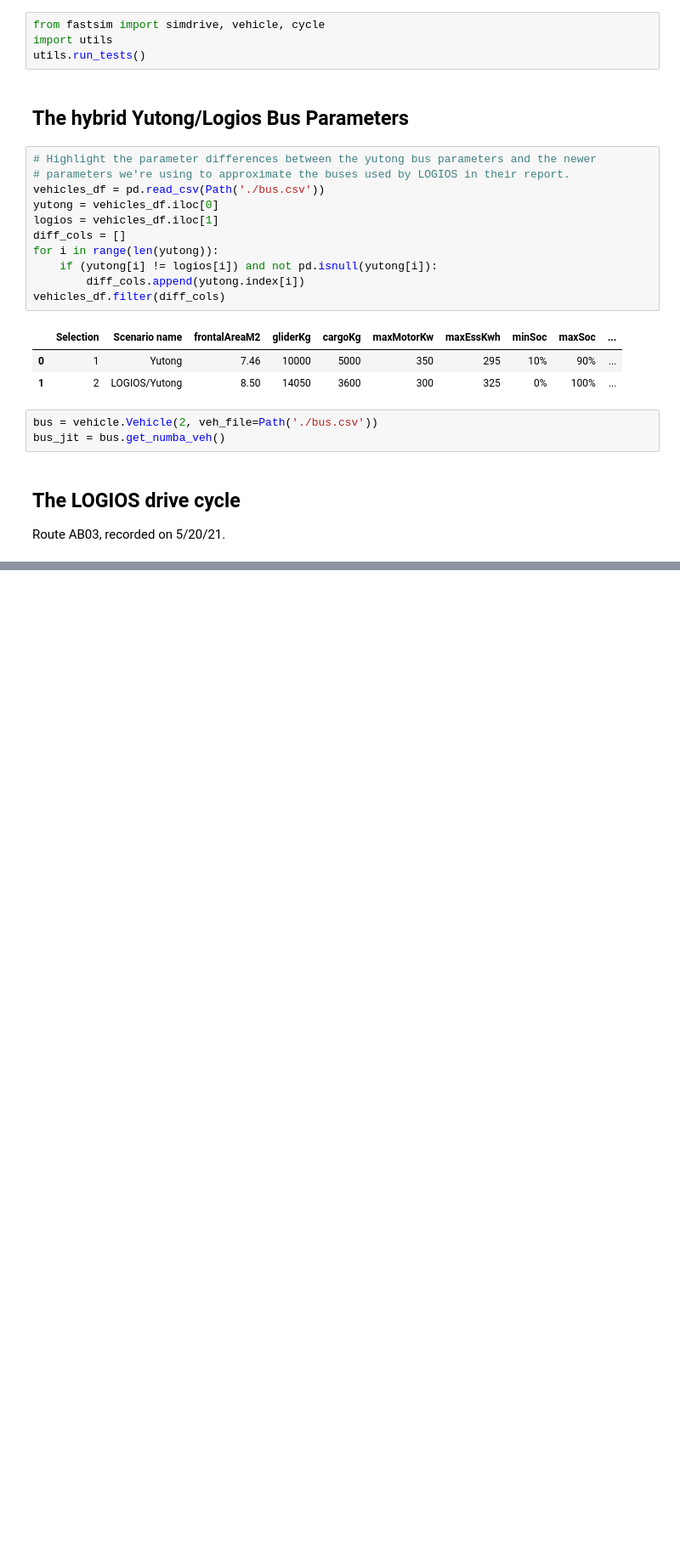
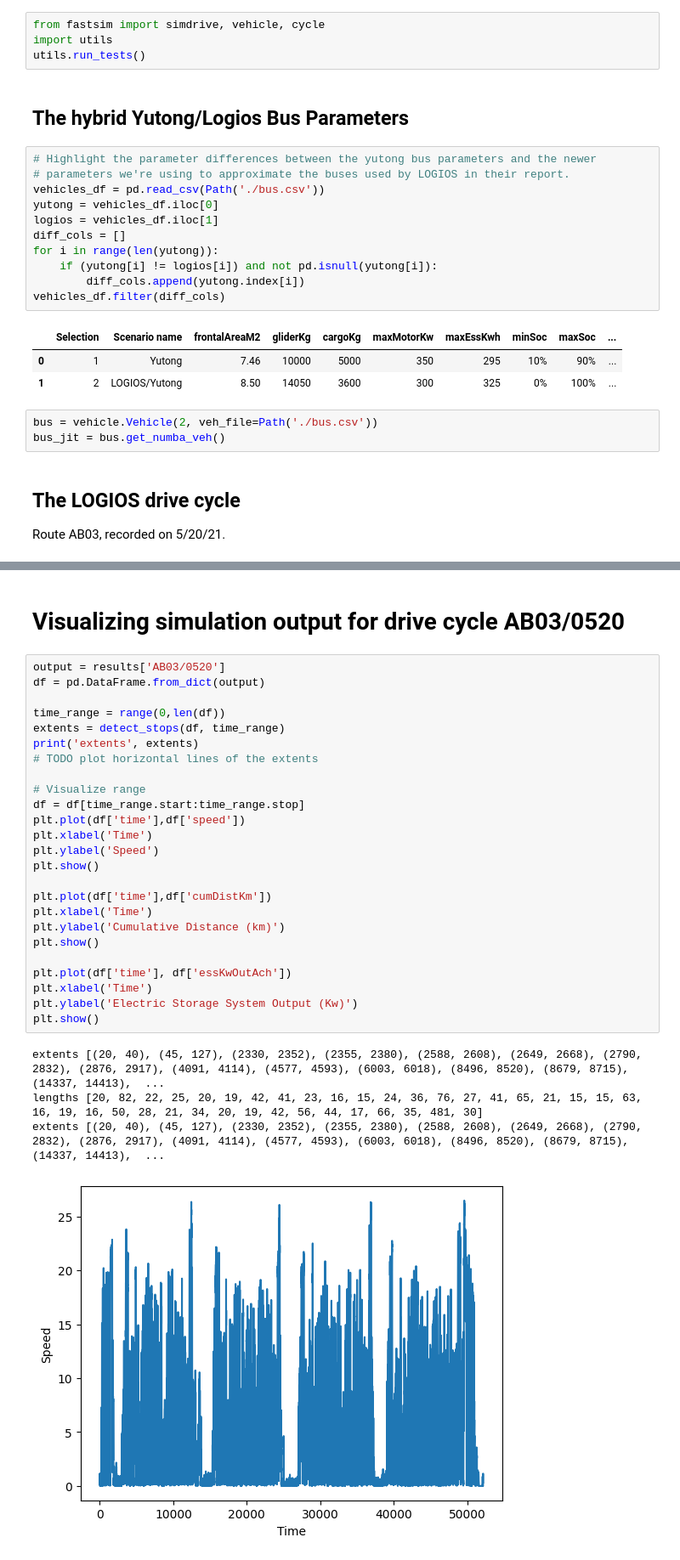
Before and after one commit to RESET-Lab/TransitBusSimulation, a Jupyter notebook: FASTSim Simulation/Bus Parameter Validation.ipynb, the cells around one changed output, grey strips where cells are left out. Shown at 85% size. Cells and saved outputs as stored; diff of their text form; blank space fills up the shorter version.

```diff
--- a/FASTSim Simulation/Bus Parameter Validation.ipynb
+++ b/FASTSim Simulation/Bus Parameter Validation.ipynb
@@ -95,0 +149,32 @@ On average, of the 5 simulated drive cycles, FASTSim's simulated range is 64.89%
+# %% [markdown]
+# Visualizing simulation output for drive cycle AB03/0520
+# %%
+output = results['AB03/0520']
+df = pd.DataFrame.from_dict(output)
+
+time_range = range(0,len(df))
+extents = detect_stops(df, time_range)
+print('extents', extents)
+# TODO plot horizontal lines of the extents
+
+# Visualize range
+df = df[time_range.start:time_range.stop]
+plt.plot(df['time'],df['speed'])
+plt.xlabel('Time')
+plt.ylabel('Speed')
+plt.show()
+
+plt.plot(df['time'],df['cumDistKm'])
+plt.xlabel('Time')
+plt.ylabel('Cumulative Distance (km)')
+plt.show()
+
+plt.plot(df['time'], df['essKwOutAch'])
+plt.xlabel('Time')
+plt.ylabel('Electric Storage System Output (Kw)')
+plt.show()
+# %% [output]
+extents [(20, 40), (45, 127), (2330, 2352), (2355, 2380), (2588, 2608), (2649, 2668), (2790, 2832), (2876, 2917), (4091, 4114), (4577, 4593), (6003, 6018), (8496, 8520), (8679, 8715), (14337, 14413),  ...
+lengths [20, 82, 22, 25, 20, 19, 42, 41, 23, 16, 15, 24, 36, 76, 27, 41, 65, 21, 15, 15, 63, 16, 19, 16, 50, 28, 21, 34, 20, 19, 42, 56, 44, 17, 66, 35, 481, 30]
+extents [(20, 40), (45, 127), (2330, 2352), (2355, 2380), (2588, 2608), (2649, 2668), (2790, 2832), (2876, 2917), (4091, 4114), (4577, 4593), (6003, 6018), (8496, 8520), (8679, 8715), (14337, 14413),  ...
+[figure, added]
```
Also changed, not shown: parts of 10 cells of this notebook, 6 other files.
